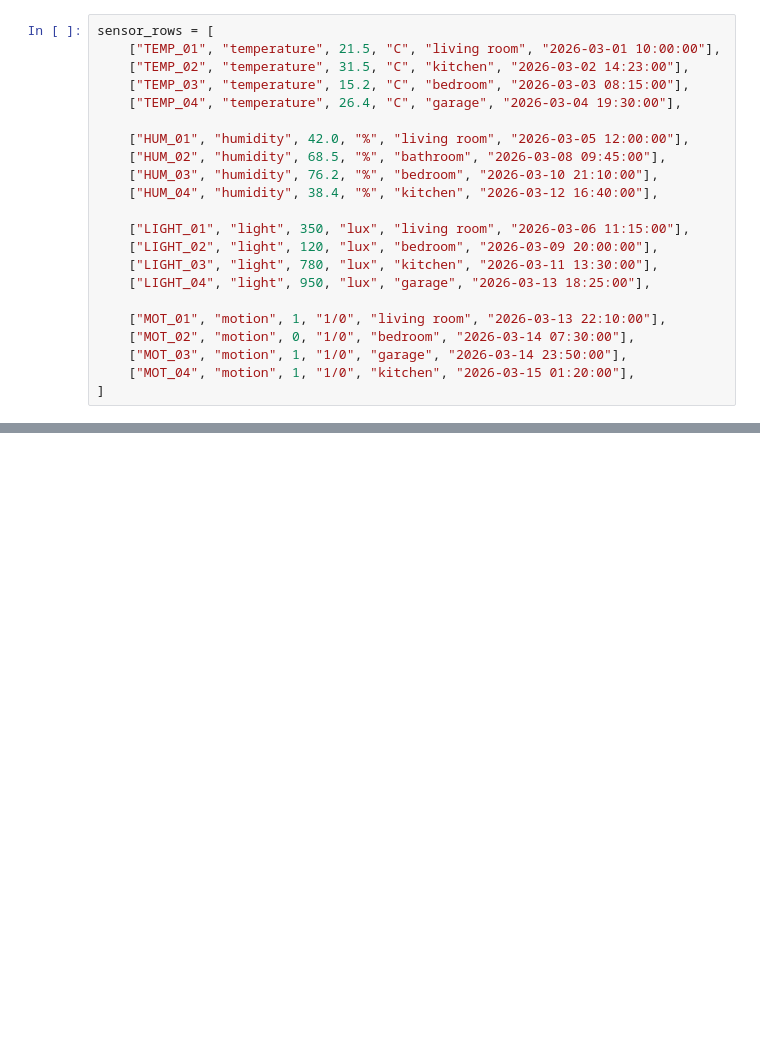
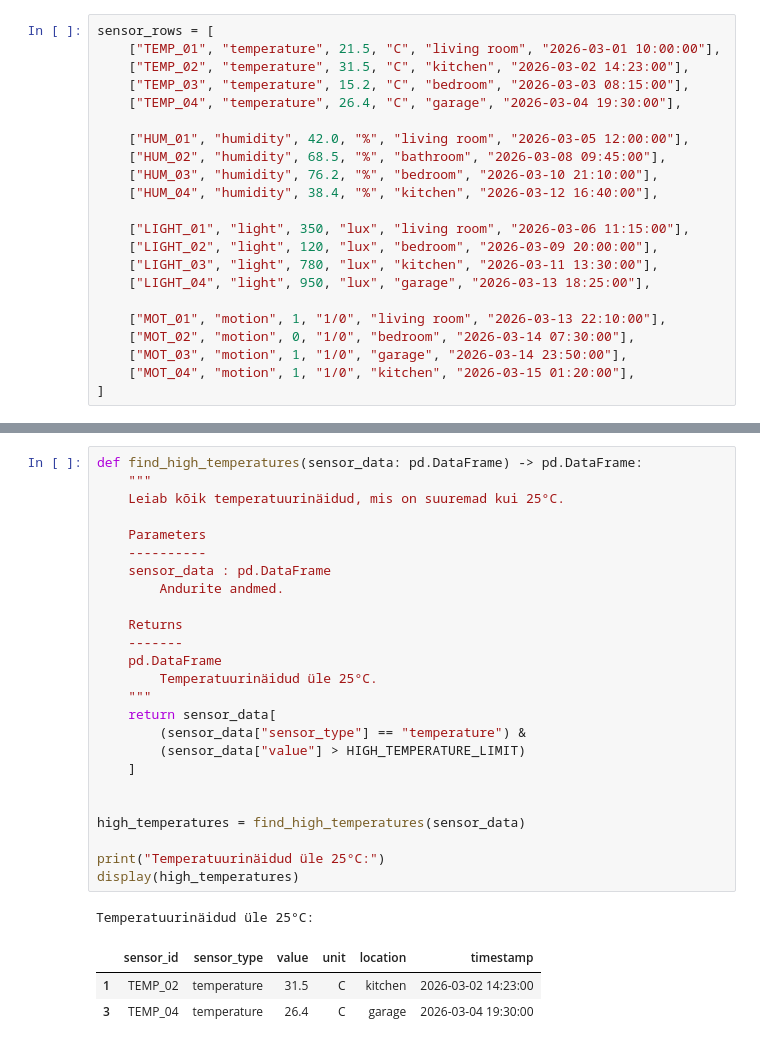
Before and after one commit to gloofys/programmeerimisealusedpython, a Jupyter notebook: programmeerimine/Task5_Brosman.ipynb, the cells around one changed output, grey strips where cells are left out. Drawn from its saved outputs; the diff is of its cells as text; blank space fills up the shorter version.

```diff
--- a/programmeerimine/Task5_Brosman.ipynb
+++ b/programmeerimine/Task5_Brosman.ipynb
@@ -1008,0 +1344,30 @@ sensor_rows = [
+# %%
+def find_high_temperatures(sensor_data: pd.DataFrame) -> pd.DataFrame:
+    """
+    Leiab kõik temperatuurinäidud, mis on suuremad kui 25°C.
+
+    Parameters
+    ----------
+    sensor_data : pd.DataFrame
+        Andurite andmed.
+
+    Returns
+    -------
+    pd.DataFrame
+        Temperatuurinäidud üle 25°C.
+    """
+    return sensor_data[
+        (sensor_data["sensor_type"] == "temperature") &
+        (sensor_data["value"] > HIGH_TEMPERATURE_LIMIT)
+    ]
+
+
+high_temperatures = find_high_temperatures(sensor_data)
+
+print("Temperatuurinäidud üle 25°C:")
+display(high_temperatures)
+# %% [output]
+Temperatuurinäidud üle 25°C:
+|  | sensor_id | sensor_type | value | unit | location | timestamp |
+| 1 | TEMP_02 | temperature | 31.5 | C | kitchen | 2026-03-02 14:23:00 |
+| 3 | TEMP_04 | temperature | 26.4 | C | garage | 2026-03-04 19:30:00 |
```
Also changed, not shown: parts of 34 cells of this notebook, 4 other files.
